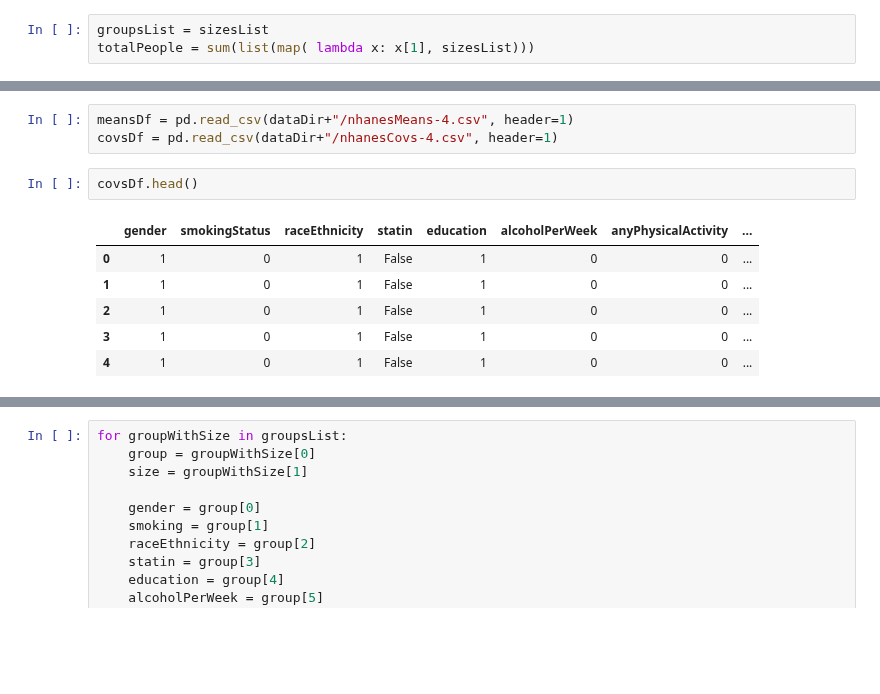
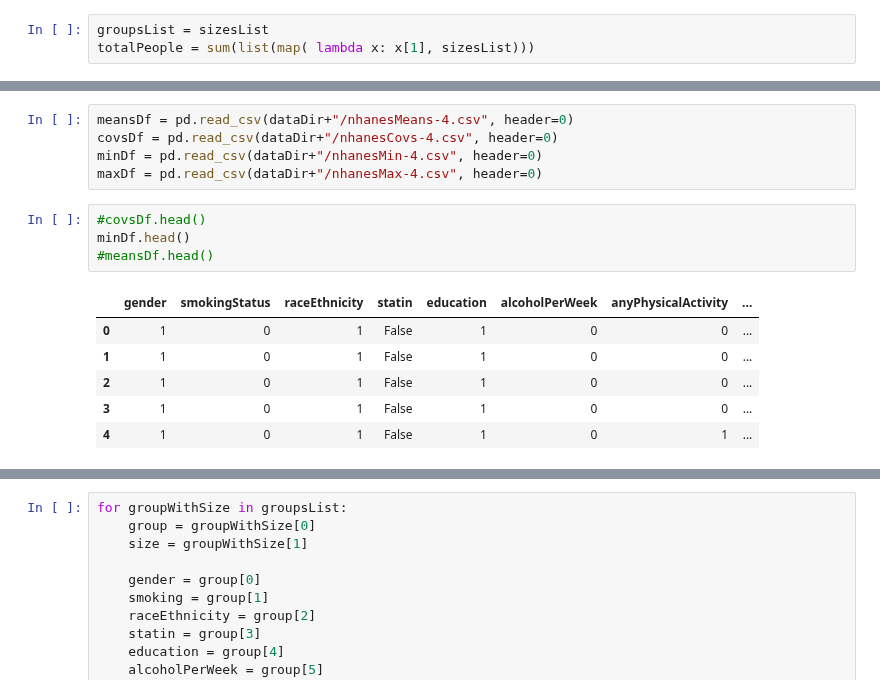
Before and after one commit to deligkaris/microsimNotebooks, a Jupyter notebook: population-distributions-02-NHANES.ipynb, the cells around one changed output, grey strips where cells are left out. Saved outputs shown, nothing was run; the diff lists cells and outputs as text; blank space fills up the shorter version.

```diff
--- a/population-distributions-02-NHANES.ipynb
+++ b/population-distributions-02-NHANES.ipynb
@@ -131,14 +204,18 @@ with open(dataDir+"/nhanesMeans-4.csv", "w") as meansFile, open(dataDir+"/nhanes
 1000
 1500
 # %%
-meansDf = pd.read_csv(dataDir+"/nhanesMeans-4.csv", header=1)
-covsDf = pd.read_csv(dataDir+"/nhanesCovs-4.csv", header=1)
+meansDf = pd.read_csv(dataDir+"/nhanesMeans-4.csv", header=0)
+covsDf = pd.read_csv(dataDir+"/nhanesCovs-4.csv", header=0)
+minDf = pd.read_csv(dataDir+"/nhanesMin-4.csv", header=0)
+maxDf = pd.read_csv(dataDir+"/nhanesMax-4.csv", header=0)
 # %%
-covsDf.head()
+#covsDf.head()
+minDf.head()
+#meansDf.head()
 # %% [output]
 |  | gender | smokingStatus | raceEthnicity | statin | education | alcoholPerWeek | anyPhysicalActivity | ... |
 | 0 | 1 | 0 | 1 | False | 1 | 0 | 0 | ... |
 | 1 | 1 | 0 | 1 | False | 1 | 0 | 0 | ... |
 | 2 | 1 | 0 | 1 | False | 1 | 0 | 0 | ... |
 | 3 | 1 | 0 | 1 | False | 1 | 0 | 0 | ... |
-| 4 | 1 | 0 | 1 | False | 1 | 0 | 0 | ... |
+| 4 | 1 | 0 | 1 | False | 1 | 0 | 1 | ... |
```
Also changed, not shown: parts of 14 cells of this notebook, 2 other files.
